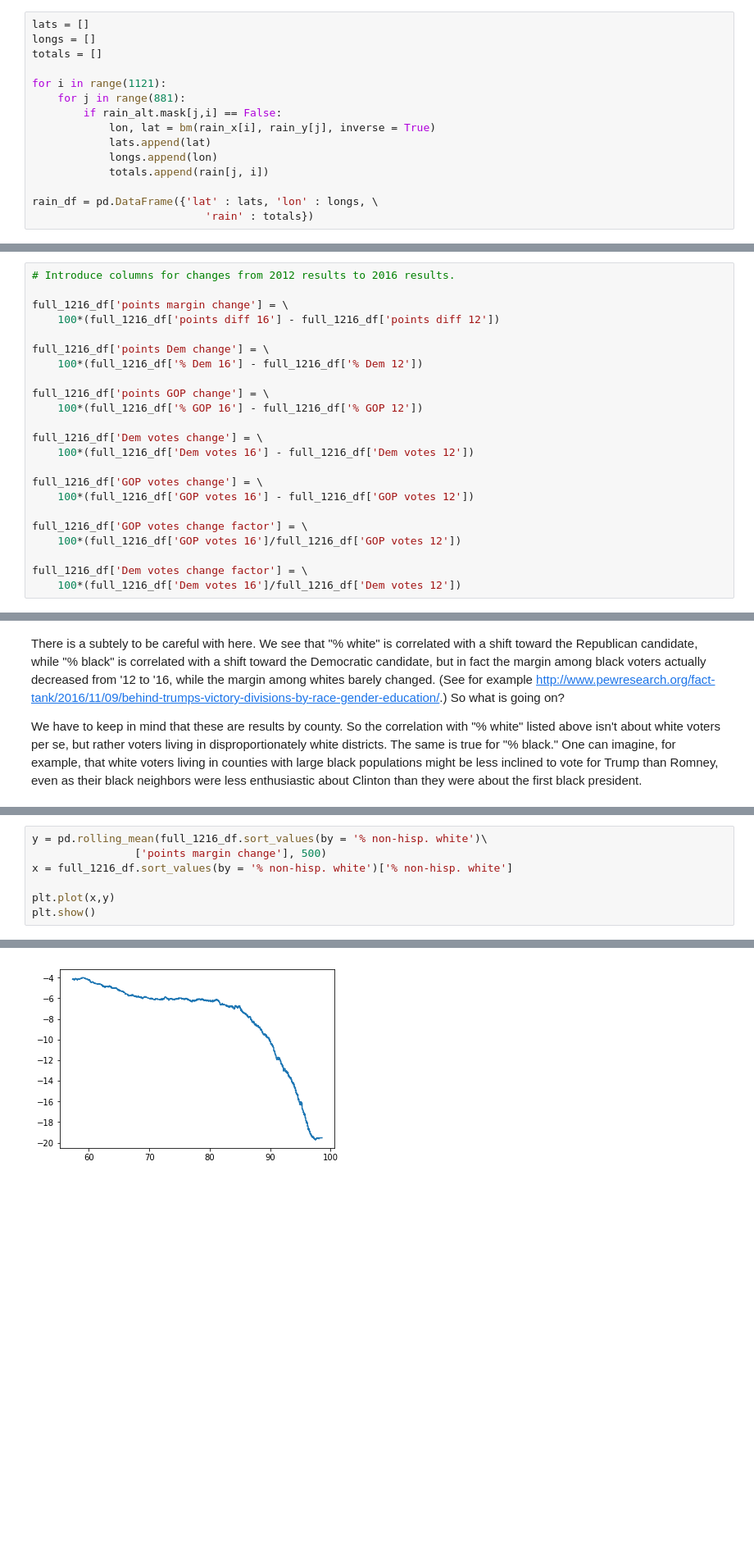
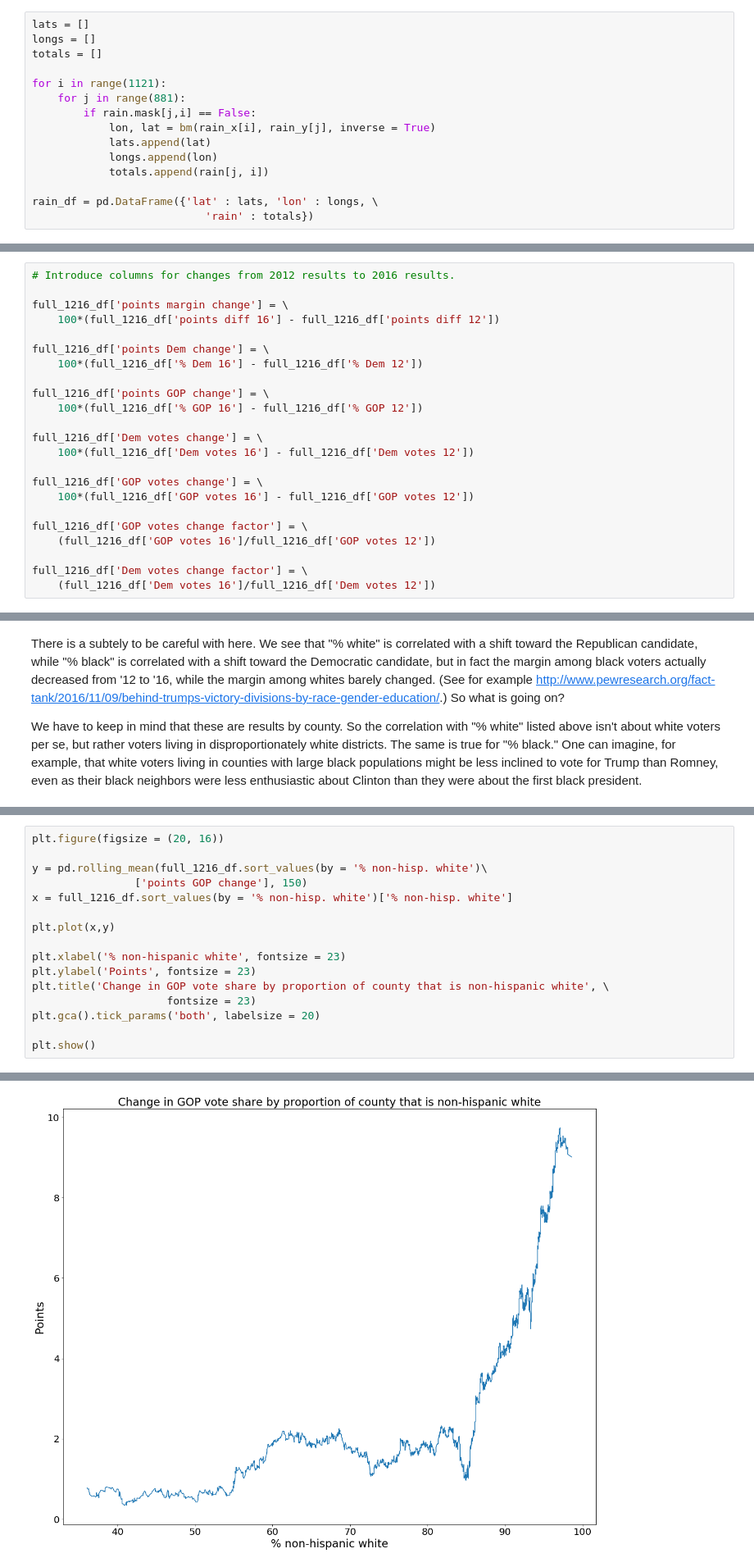
Before and after one commit to r-broderick/election_2016, a Jupyter notebook: 2016 Election Notebook v2.ipynb, the cells around one changed output, grey strips where cells are left out. Shown at 82% size. Cells and saved outputs as stored; diff of their text form; blank space fills up the shorter version.

```diff
--- a/2016 Election Notebook v2.ipynb
+++ b/2016 Election Notebook v2.ipynb
@@ -38,7 +40,7 @@ totals = []
 
 for i in range(1121):
     for j in range(881):
-        if rain_alt.mask[j,i] == False:
+        if rain.mask[j,i] == False:
             lon, lat = bm(rain_x[i], rain_y[j], inverse = True)
             lats.append(lat)
             longs.append(lon)
@@ -217,10 +219,10 @@ full_1216_df['GOP votes change'] = \
     100*(full_1216_df['GOP votes 16'] - full_1216_df['GOP votes 12'])
 
 full_1216_df['GOP votes change factor'] = \
-    100*(full_1216_df['GOP votes 16']/full_1216_df['GOP votes 12'])
+    (full_1216_df['GOP votes 16']/full_1216_df['GOP votes 12'])
 
 full_1216_df['Dem votes change factor'] = \
-    100*(full_1216_df['Dem votes 16']/full_1216_df['Dem votes 12'])
+    (full_1216_df['Dem votes 16']/full_1216_df['Dem votes 12'])
 # %%
 full_df.columns
 # %% [output]
@@ -442,8 +551,17 @@ plt.show()
 # %%
+plt.figure(figsize = (20, 16))
+
 y = pd.rolling_mean(full_1216_df.sort_values(by = '% non-hisp. white')\
-                ['points margin change'], 500)
+                ['points GOP change'], 150)
 x = full_1216_df.sort_values(by = '% non-hisp. white')['% non-hisp. white']
 
 plt.plot(x,y)
+
+plt.xlabel('% non-hispanic white', fontsize = 23)
+plt.ylabel('Points', fontsize = 23)
+plt.title('Change in GOP vote share by proportion of county that is non-hispanic white', \
+                     fontsize = 23)
+plt.gca().tick_params('both', labelsize = 20)
+
 plt.show()
 # %% [output]
@@ -451,4 +569,4 @@ plt.show()
-[figure, old version]
+[figure, new version]
 # %%
 plt.figure()
 
```
Also changed, not shown: parts of 24 cells of this notebook.
